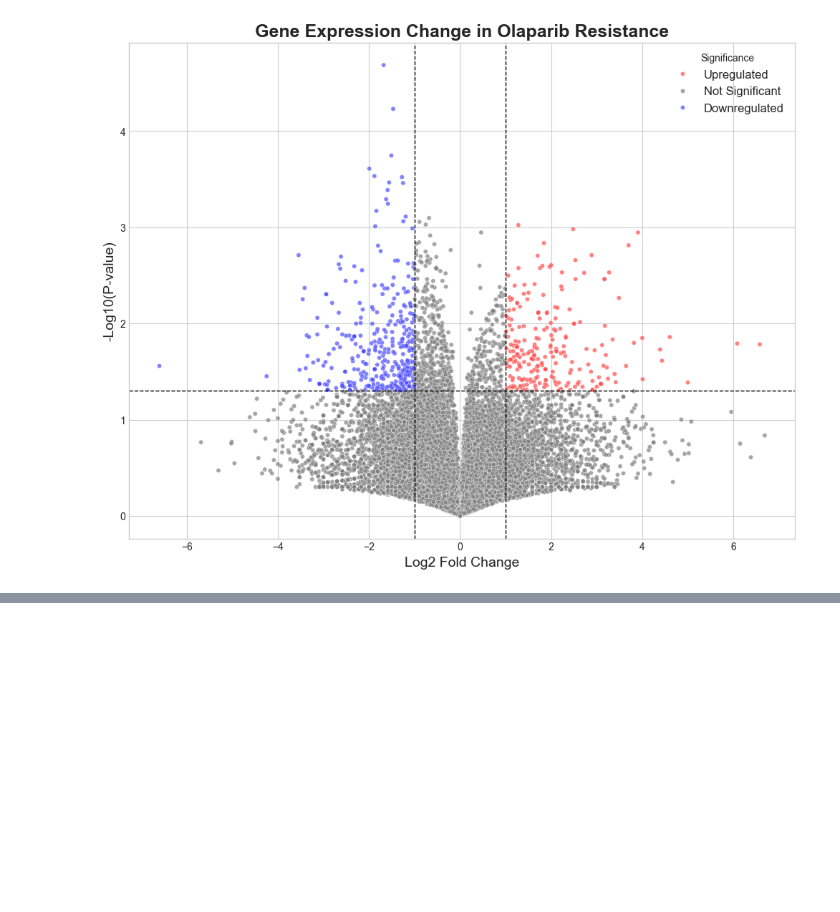
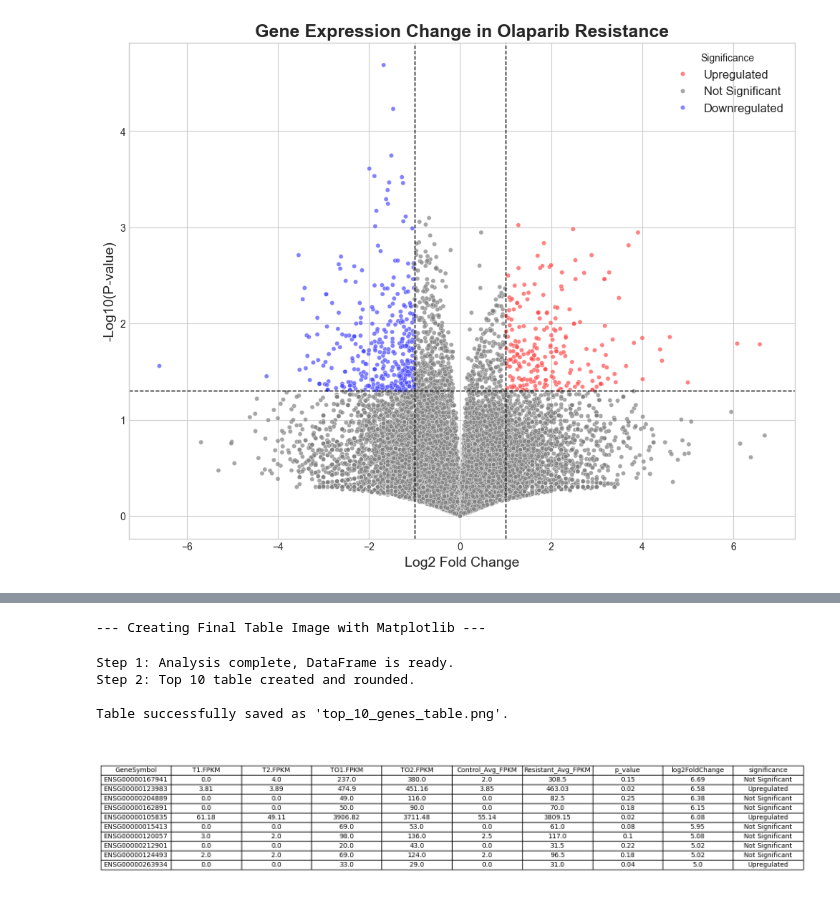
Before and after one commit to chowfan3/Comparative-Analysis-of-Drug-Resistance-in-Glioblastoma, a Jupyter notebook: Glioblastoma_Analysis.ipynb, the cells around one changed output, grey strips where cells are left out. Cells and saved outputs as stored; diff of their text form; code cells hidden in the pictures; blank space fills up the shorter version.

```diff
--- a/Glioblastoma_Analysis.ipynb
+++ b/Glioblastoma_Analysis.ipynb
@@ -126,0 +509,13 @@ Volcano plot saved as 'volcano_plot.png'.
+# %%
+import sys
+import subprocess
+
+print("--- Installing 'dataframe-image' into the correct environment ---")
+try:
+    # This command ensures the library is installed where Jupyter can find it
+    subprocess.check_call([sys.executable, "-m", "pip", "install", "dataframe-image"])
+    print("\n'dataframe-image' successfully installed.")
+    print("\n>>> NOW, PLEASE RESTART THE KERNEL from the menu above before running the next cell. <<<")
+
+except Exception as e:
+    print(f"An error occurred: {e}")
@@ -126,0 +587,65 @@ Volcano plot saved as 'volcano_plot.png'.
+# %%
+import pandas as pd
+import numpy as np
+from scipy.stats import ttest_ind
+import matplotlib.pyplot as plt
+
+print("--- Creating Final Table Image with Matplotlib ---")
+try:
+    # Step 1: Re-run the full analysis to ensure 'filtered_df' exists
+    file_path = 'GSE295766_All.FPKM.xls'
+    df = pd.read_excel(file_path, engine='xlrd')
+    fpkm_columns = ['T1.FPKM', 'T2.FPKM', 'TO1.FPKM', 'TO2.FPKM']
+    for col in fpkm_columns:
+        df[col] = pd.to_numeric(df[col], errors='coerce').fillna(0)
+
+    control_replicates = ['T1.FPKM', 'T2.FPKM']
+    resistant_replicates = ['TO1.FPKM', 'TO2.FPKM']
+    df['Control_Avg_FPKM'] = df[control_replicates].mean(axis=1)
+    df['Resistant_Avg_FPKM'] = df[resistant_replicates].mean(axis=1)
+    filtered_df = df[(df['Control_Avg_FPKM'] > 1) | (df['Resistant_Avg_FPKM'] > 1)].copy()
+
+    stats, p_values = ttest_ind(filtered_df[control_replicates], filtered_df[resistant_replicates], axis=1, equal_var=False)
+    filtered_df['p_value'] = p_values
+
+    pseudocount = 1
+    filtered_df['log2FoldChange'] = np.log2((filtered_df['Resistant_Avg_FPKM'] + pseudocount) / (filtered_df['Control_Avg_FPKM'] + pseudocount))
+
+    filtered_df['significance'] = 'Not Significant'
+    filtered_df.loc[(filtered_df['log2FoldChange'] > 1) & (filtered_df['p_value'] < 0.05), 'significance'] = 'Upregulated'
+    print("Step 1: Analysis complete, DataFrame is ready.")
+
+    # Step 2: Create the top 10 table and round the numbers for a cleaner look
+    top_10_upregulated = filtered_df.sort_values(by='log2FoldChange', ascending=False).head(10)
+    top_10_upregulated = top_10_upregulated.round(2) # Round to 2 decimal places
+    print("Step 2: Top 10 table created and rounded.")
+
+    # Step 3: Create and save the table image using Matplotlib
+    fig, ax = plt.subplots(figsize=(16, 4)) # Create a figure. Adjust size as needed.
+    ax.axis('tight')
+    ax.axis('off') # Hide the plot axes
+
+    the_table = ax.table(
+        cellText=top_10_upregulated.values,
+        colLabels=top_10_upregulated.columns,
+        loc='center',
+        cellLoc='center'
+    )
+    the_table.auto_set_font_size(False)
+    the_table.set_fontsize(10)
+    the_table.scale(1.2, 1.2) # Adjust table scale for better spacing
+
+    output_filename = 'top_10_genes_table.png'
+    plt.savefig(output_filename, dpi=200, bbox_inches='tight', pad_inches=0.05)
+
+    print(f"\nTable successfully saved as '{output_filename}'.")
+
+except Exception as e:
+    print(f"\nAn unexpected error occurred: {e}")
+# %% [output]
+--- Creating Final Table Image with Matplotlib ---
+Step 1: Analysis complete, DataFrame is ready.
+Step 2: Top 10 table created and rounded.
+
+Table successfully saved as 'top_10_genes_table.png'.
+[figure, added]
```
Also changed, not shown: parts of 20 cells of this notebook, 4 other files.
